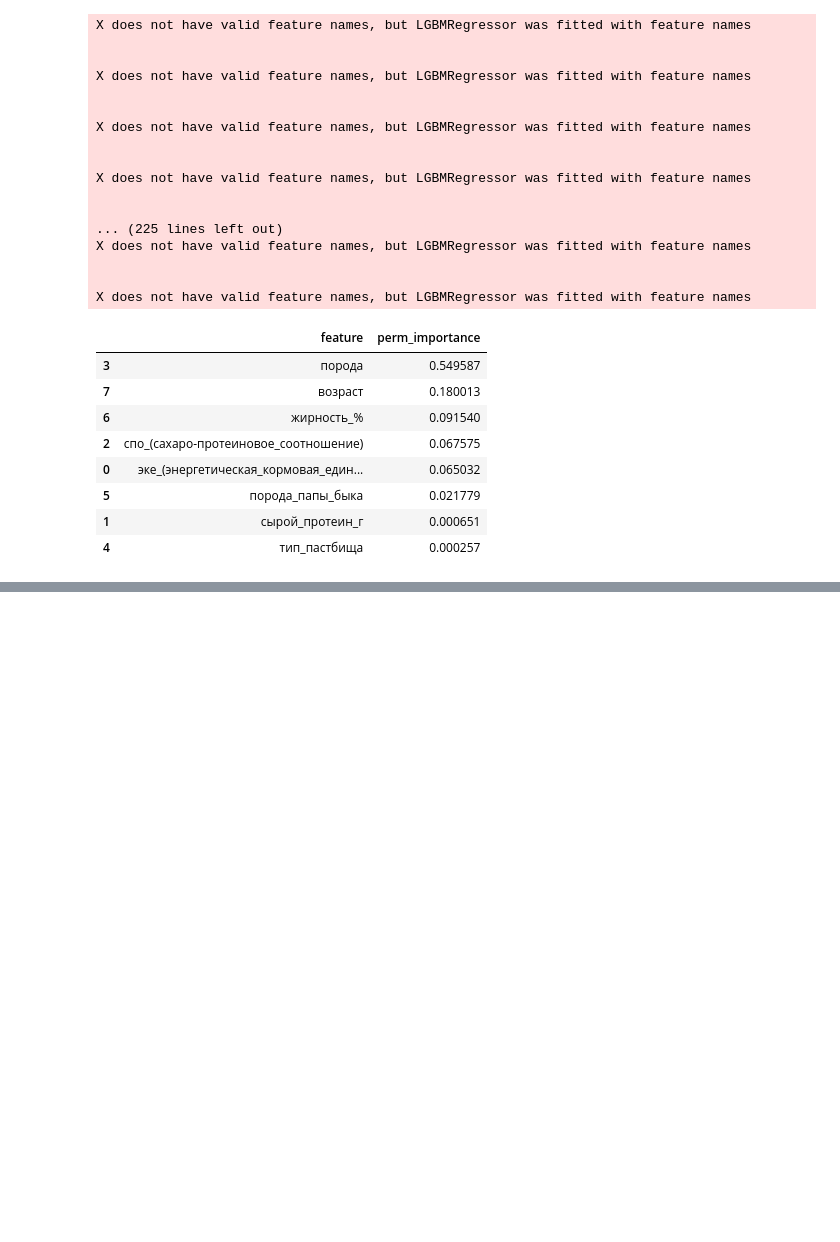
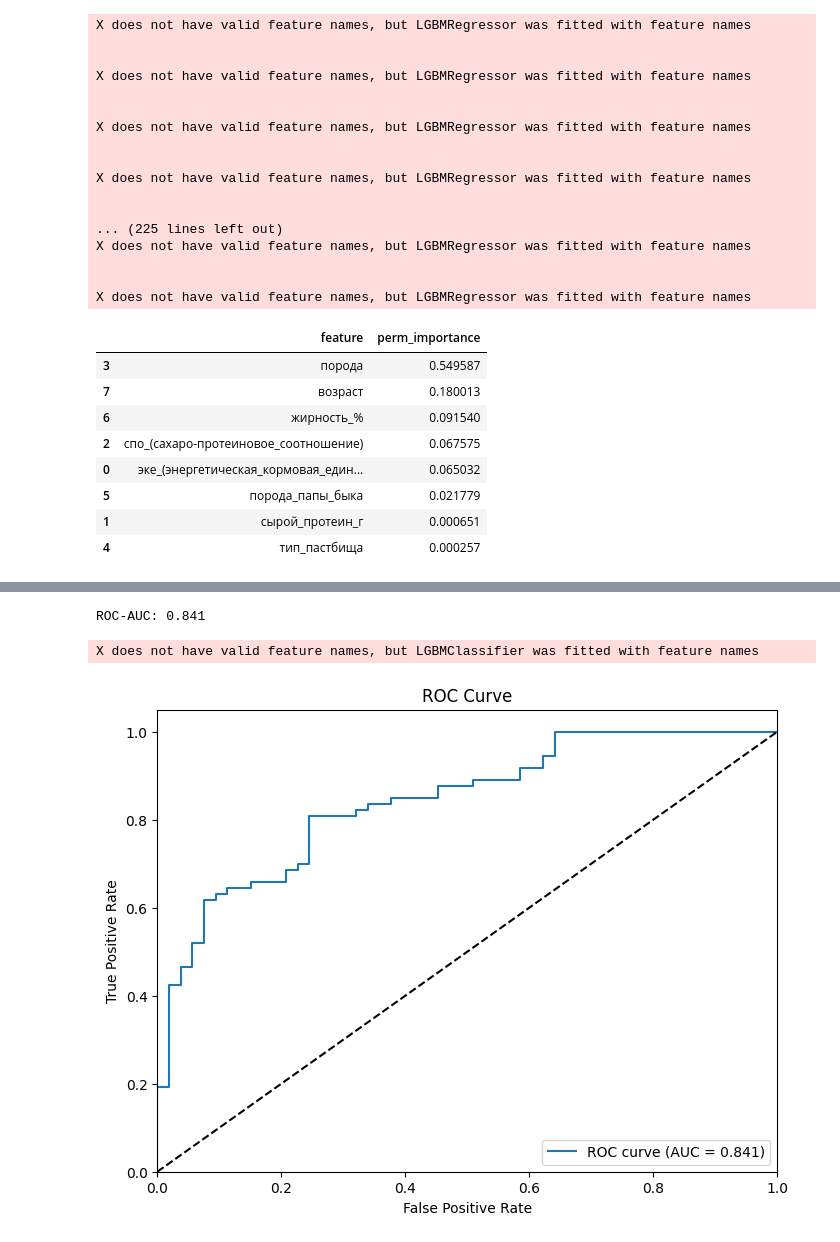
Before and after one commit to Shattsur/cow_price_prediction, a Jupyter notebook: cow_price_prediction.ipynb, the cells around one changed output, grey strips where cells are left out. Saved outputs shown, nothing was run; the diff lists cells and outputs as text; code cells hidden in the pictures; blank space fills up the shorter version.

```diff
--- a/cow_price_prediction.ipynb
+++ b/cow_price_prediction.ipynb
@@ -1995,0 +1699,13 @@ display(result_df)
+# %%
+# список категориальных признаков тренировочной выборки
+cat_col_names = ["порода", "тип_пастбища", "возраст", "порода_папы_быка", 'имя_папы']
+# список количественных признаков тренировочной выборки
+num_col_names = ["эке_(энергетическая_кормовая_единица)", "сырой_протеин_г", 'жирность_%', "спо_(сахаро-протеиновое_соотношение)"]
+
+preprocessor = ColumnTransformer(
+    transformers=[
+        ('num', PowerTransformer(standardize=True), num_col_names),
+        ('cat', OneHotEncoder(drop='first', handle_unknown='ignore', sparse_output=False), cat_col_names)
+      ],
+    remainder='passthrough'
+)
@@ -1995,0 +1781,24 @@ display(result_df)
+# %%
+# Получаем вероятности для положительного класса
+y_proba = best_lgbm.predict_proba(X_test)[:, 1]
+
+# Рассчитываем ROC-AUC
+roc_auc = roc_auc_score(y_test, y_proba)
+print(f"\nROC-AUC: {roc_auc:.3f}")
+
+# Строим ROC-кривую
+fpr, tpr, _ = roc_curve(y_test, y_proba)
+plt.figure(figsize=(8, 6))
+plt.plot(fpr, tpr, label=f'ROC curve (AUC = {roc_auc:.3f})')
+plt.plot([0, 1], [0, 1], 'k--')
+plt.xlim([0.0, 1.0])
+plt.ylim([0.0, 1.05])
+plt.xlabel('False Positive Rate')
+plt.ylabel('True Positive Rate')
+plt.title('ROC Curve')
+plt.legend(loc="lower right")
+plt.show()
+# %% [output]
+ROC-AUC: 0.841
+X does not have valid feature names, but LGBMClassifier was fitted with feature names
+[figure, added]
```
Also changed, not shown: parts of 47 cells of this notebook.
